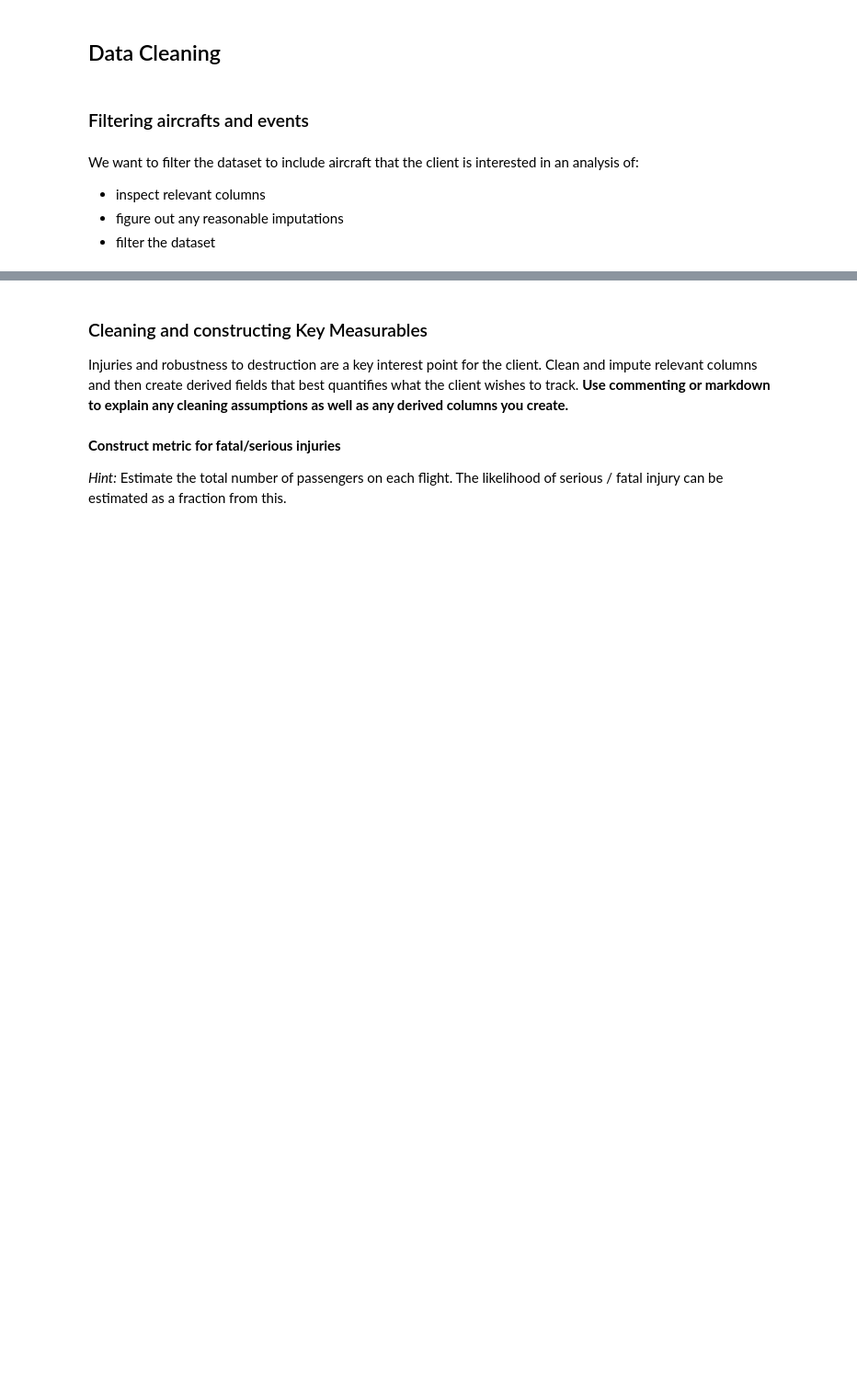
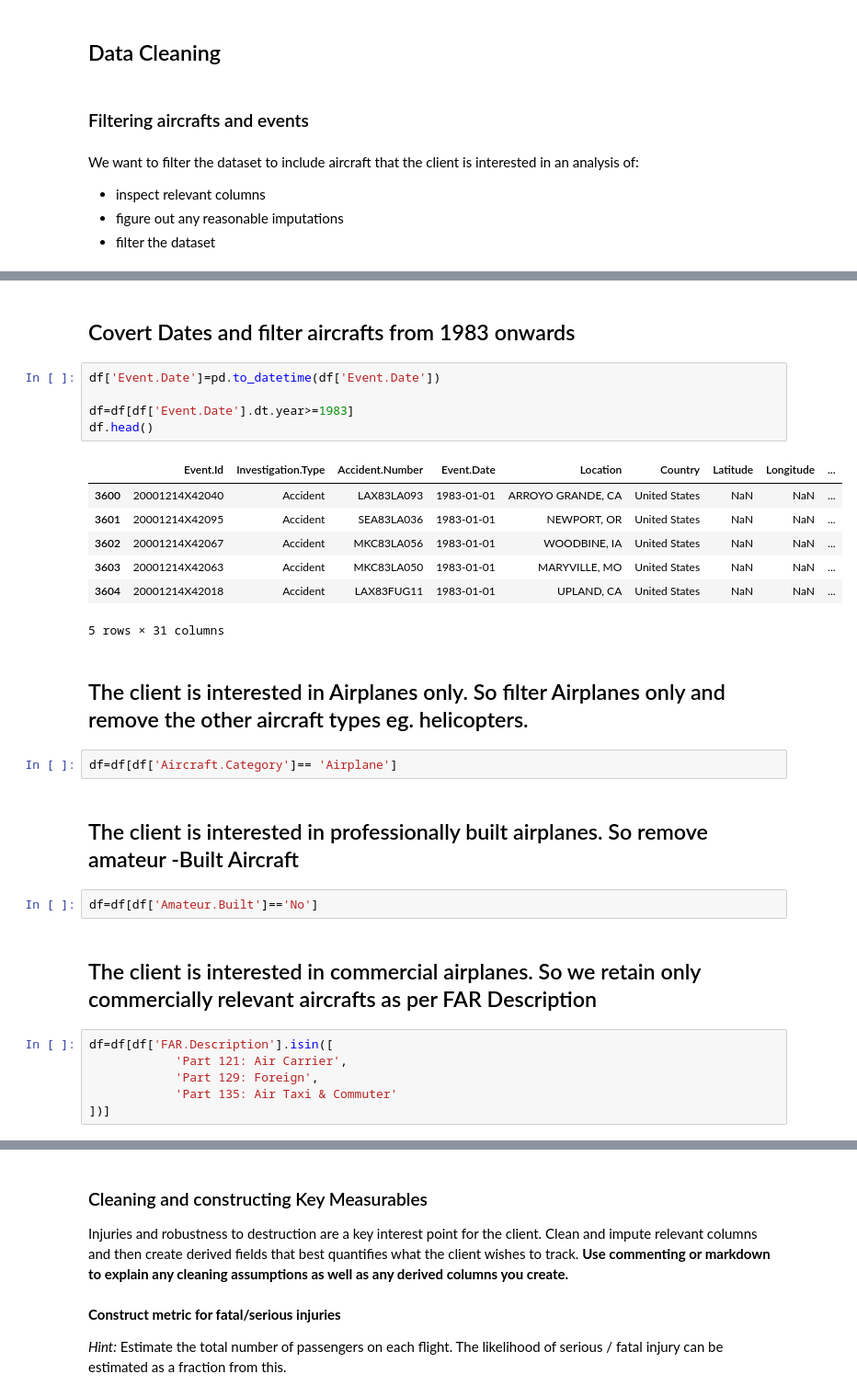
Before and after one commit to PaulK2547/dsc-course0-m8-lab, a Jupyter notebook: Aviation_Accidents_Cleaning.ipynb, the cells around one changed output, grey strips where cells are left out. Shown at 92% size. Drawn from its saved outputs; the diff is of its cells as text; blank space fills up the shorter version.

Commit message:
[Filtering done]

```diff
--- a/Aviation_Accidents_Cleaning.ipynb
+++ b/Aviation_Accidents_Cleaning.ipynb
@@ -90,0 +173,31 @@ We want to filter the dataset to include aircraft that the client is interested
+# %% [markdown]
+## Covert Dates and filter aircrafts from 1983 onwards
+# %%
+df['Event.Date']=pd.to_datetime(df['Event.Date'])
+
+df=df[df['Event.Date'].dt.year>=1983]
+df.head()
+# %% [output]
+|  | Event.Id | Investigation.Type | Accident.Number | Event.Date | Location | Country | Latitude | Longitude | ... |
+| 3600 | 20001214X42040 | Accident | LAX83LA093 | 1983-01-01 | ARROYO GRANDE, CA | United States | NaN | NaN | ... |
+| 3601 | 20001214X42095 | Accident | SEA83LA036 | 1983-01-01 | NEWPORT, OR | United States | NaN | NaN | ... |
+| 3602 | 20001214X42067 | Accident | MKC83LA056 | 1983-01-01 | WOODBINE, IA | United States | NaN | NaN | ... |
+| 3603 | 20001214X42063 | Accident | MKC83LA050 | 1983-01-01 | MARYVILLE, MO | United States | NaN | NaN | ... |
+| 3604 | 20001214X42018 | Accident | LAX83FUG11 | 1983-01-01 | UPLAND, CA | United States | NaN | NaN | ... |
+5 rows × 31 columns
+# %% [markdown]
+## The client is interested in Airplanes only. So filter Airplanes only and remove the other aircraft types eg. helicopters.
+# %%
+df=df[df['Aircraft.Category']== 'Airplane']
+# %% [markdown]
+## The client is interested in professionally built airplanes. So remove amateur -Built Aircraft
+# %%
+df=df[df['Amateur.Built']=='No']
+# %% [markdown]
+## The client is interested in commercial airplanes. So we retain only commercially relevant aircrafts as per FAR Description
+# %%
+df=df[df['FAR.Description'].isin([
+            'Part 121: Air Carrier',
+            'Part 129: Foreign',
+            'Part 135: Air Taxi & Commuter'
+])]
```
Also changed, not shown: parts of 9 cells of this notebook, 1 other file.
